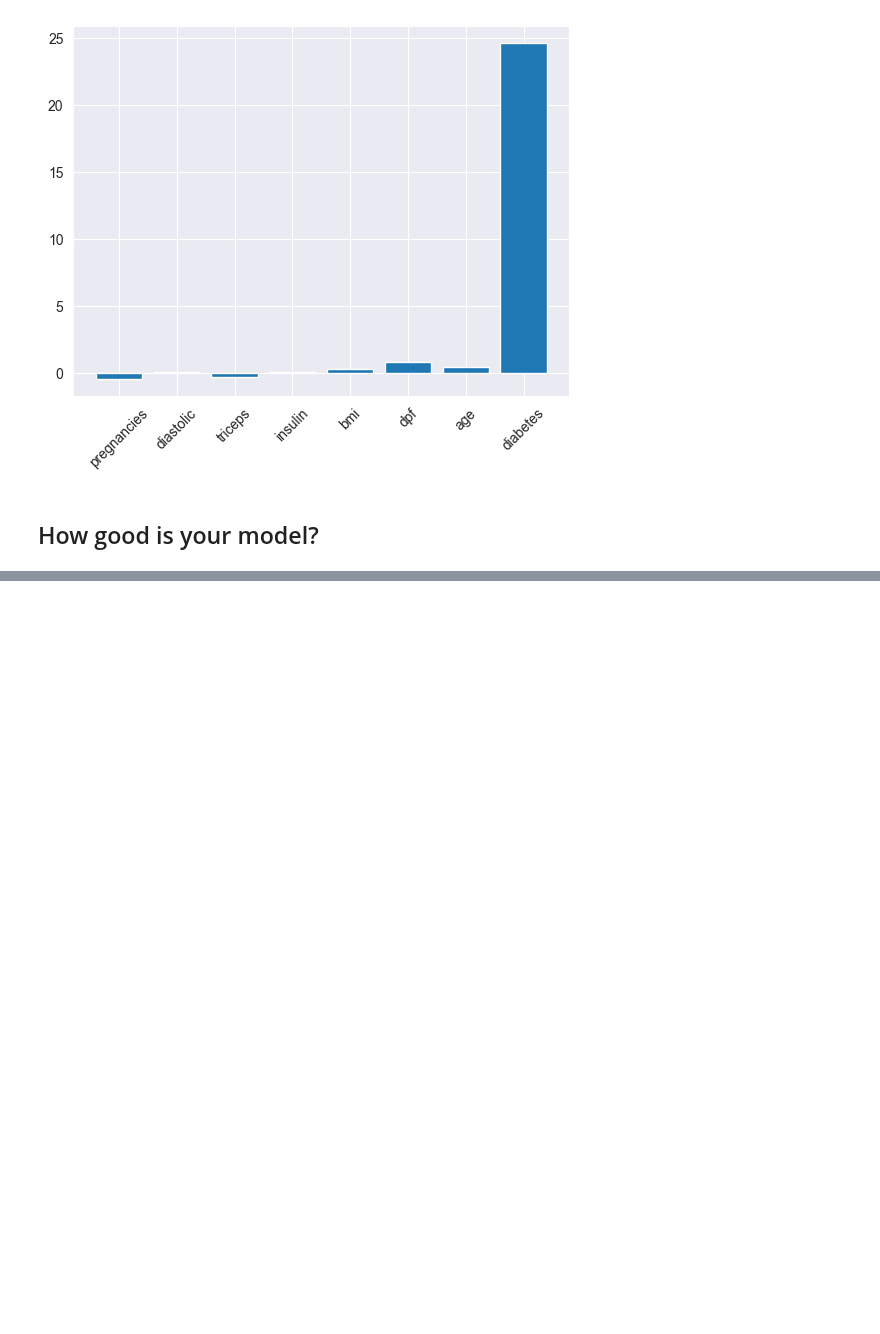
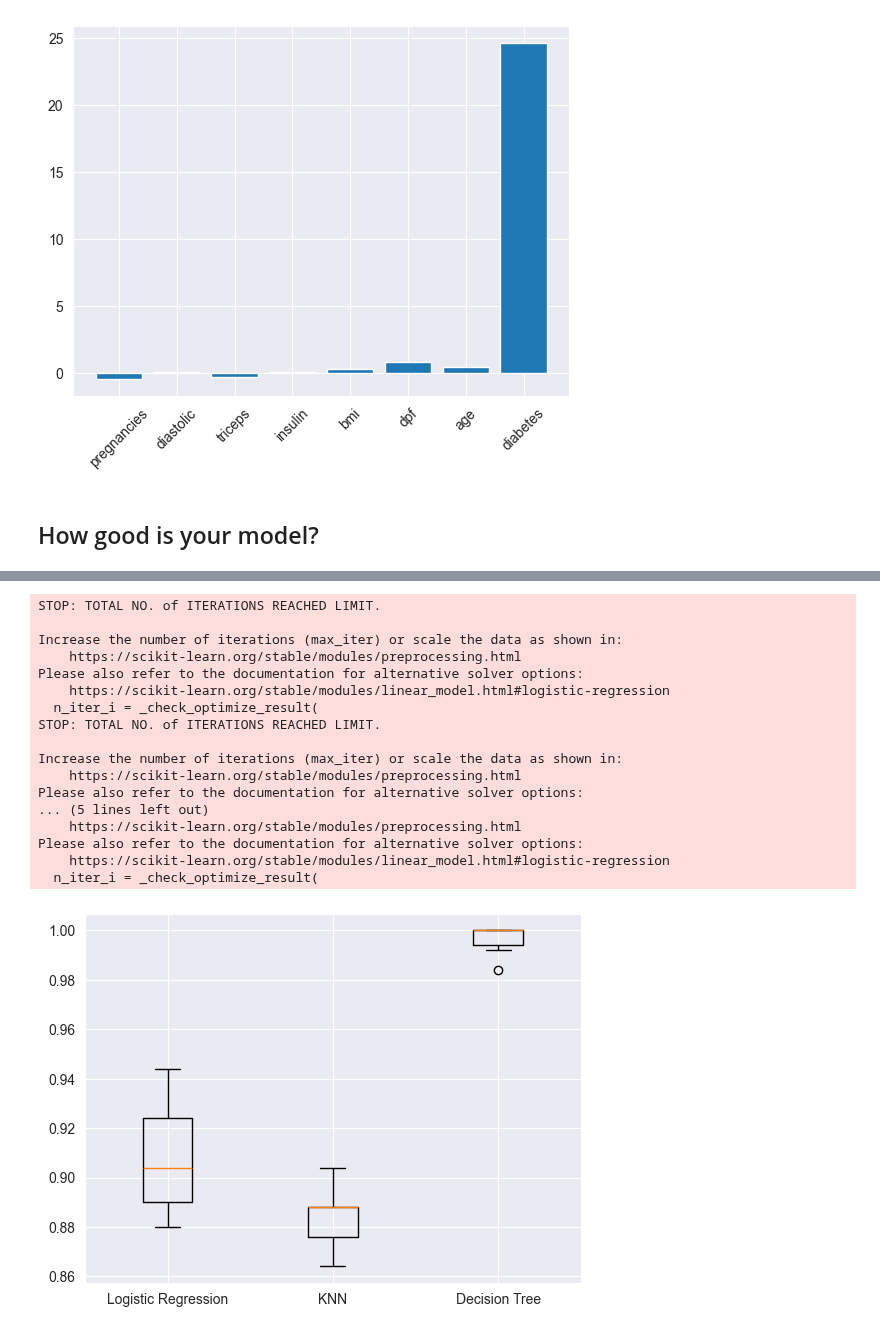
Before and after one commit to andrewch28/DataCamp, a Jupyter notebook: SupervisedLearning.ipynb, the cells around one changed output, grey strips where cells are left out. Saved outputs shown, nothing was run; the diff lists cells and outputs as text; code cells hidden in the pictures; blank space fills up the shorter version.

```diff
--- a/SupervisedLearning.ipynb
+++ b/SupervisedLearning.ipynb
@@ -292,0 +390,9 @@ plt.show()
+# %%
+from sklearn.model_selection import RandomizedSearchCV
+kf = KFold(n_splits=5, shuffle=True, random_state=42)
+param_grid = {"alpha": np.arange(0.0001, 1, 10),
+              "solver":["sag", "lsqr"]}
+ridge = Ridge(max_iter=10000)
+ridge_cv = RandomizedSearchCV(ridge, param_grid, cv=kf, n_iter=2)
+ridge_cv.fit(X_train, y_train)
+print(ridge_cv.best_params_, ridge_cv.best_score_)
@@ -292,0 +537,48 @@ plt.show()
+# %%
+music_df = pd.read_csv("databases/music_clean.csv")
+import matplotlib.pyplot as plt
+from sklearn.preprocessing import StandardScaler
+from sklearn.model_selection import cross_val_score, KFold, train_test_split
+from sklearn.neighbors import KNeighborsClassifier
+from sklearn.linear_model import LogisticRegression
+from sklearn.tree import DecisionTreeClassifier
+
+X = music_df.drop("genre", axis=1).values
+y = music_df["genre"].values
+
+X_train, X_test, y_train, y_test = train_test_split(X, y, random_state=42)
+scaler = StandardScaler()
+X_train_scaled = scaler.fit_transform(X_train)
+X_test_scaled = scaler.transform(X_test)
+
+models = {"Logistic Regression": LogisticRegression(max_iter=10000), "KNN": KNeighborsClassifier(),
+          "Decision Tree": DecisionTreeClassifier()}
+
+results = []
+
+for model in models.values():
+    kf = KFold(n_splits=6, random_state=42, shuffle=True)
+    cv_results = cross_val_score(model, X_train, y_train, cv=kf)
+    results.append(cv_results)
+
+plt.boxplot(results, labels=models.keys())
+plt.show()
+# %% [output]
+STOP: TOTAL NO. of ITERATIONS REACHED LIMIT.
+
+Increase the number of iterations (max_iter) or scale the data as shown in:
+    https://scikit-learn.org/stable/modules/preprocessing.html
+Please also refer to the documentation for alternative solver options:
+    https://scikit-learn.org/stable/modules/linear_model.html#logistic-regression
+  n_iter_i = _check_optimize_result(
+STOP: TOTAL NO. of ITERATIONS REACHED LIMIT.
+
+Increase the number of iterations (max_iter) or scale the data as shown in:
+    https://scikit-learn.org/stable/modules/preprocessing.html
+Please also refer to the documentation for alternative solver options:
+... (5 lines left out)
+    https://scikit-learn.org/stable/modules/preprocessing.html
+Please also refer to the documentation for alternative solver options:
+    https://scikit-learn.org/stable/modules/linear_model.html#logistic-regression
+  n_iter_i = _check_optimize_result(
+[figure, added]
```
Also changed, not shown: parts of 42 cells of this notebook, 2 other files.
